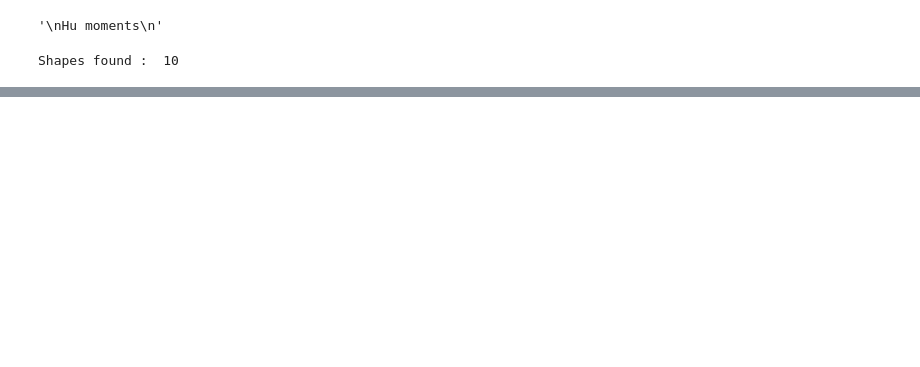
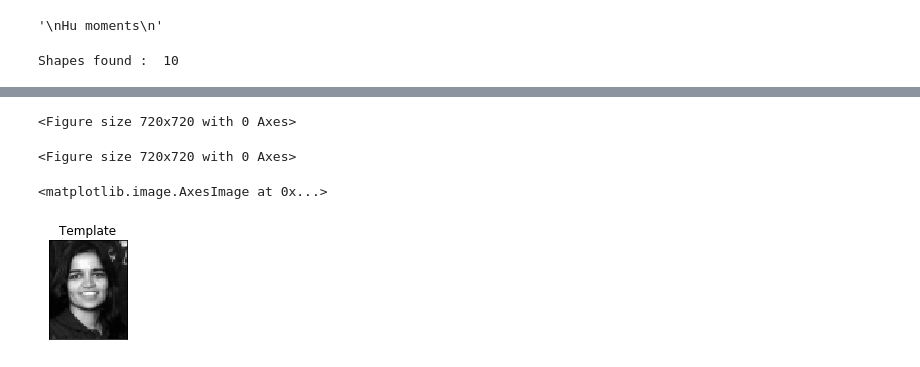
Before and after one commit to Afrochemist/Summer-2019-Projects, a Jupyter notebook: Summer-2019-Projects/Feature Extraction with Images.ipynb, the cells around one changed output, grey strips where cells are left out. Cells and saved outputs as stored; diff of their text form; code cells hidden in the pictures; blank space fills up the shorter version.

Commit message:
Added template matching and will some commentary later

```diff
--- a/Summer-2019-Projects/Feature Extraction with Images.ipynb
+++ b/Summer-2019-Projects/Feature Extraction with Images.ipynb
@@ -140,0 +166,8 @@ plt.show()
+# %%
+#Uploading the template
+template = cv2.imread('kc_template.png',0)
+w, h = template.shape[::-1]
+# %%
+#Converting the images to a uint8 type
+image = np.uint8(image)
+template = np.uint8(template)
@@ -140,0 +208,16 @@ plt.show()
+# %%
+plt.figure("Template Matching", figsize=(10,10))
+# %% [output]
+<Figure size 720x720 with 0 Axes>
+<Figure size 720x720 with 0 Axes>
+# %%
+#Time to plot
+plt.subplot(211)
+plt.gray()
+plt.title("Template")
+plt.xticks([]), plt.yticks([])
+plt.xticks([]), plt.yticks()
+plt.imshow(template)
+# %% [output]
+<matplotlib.image.AxesImage at 0x...>
+[figure, added]
```
Also changed, not shown: parts of 11 cells of this notebook.
